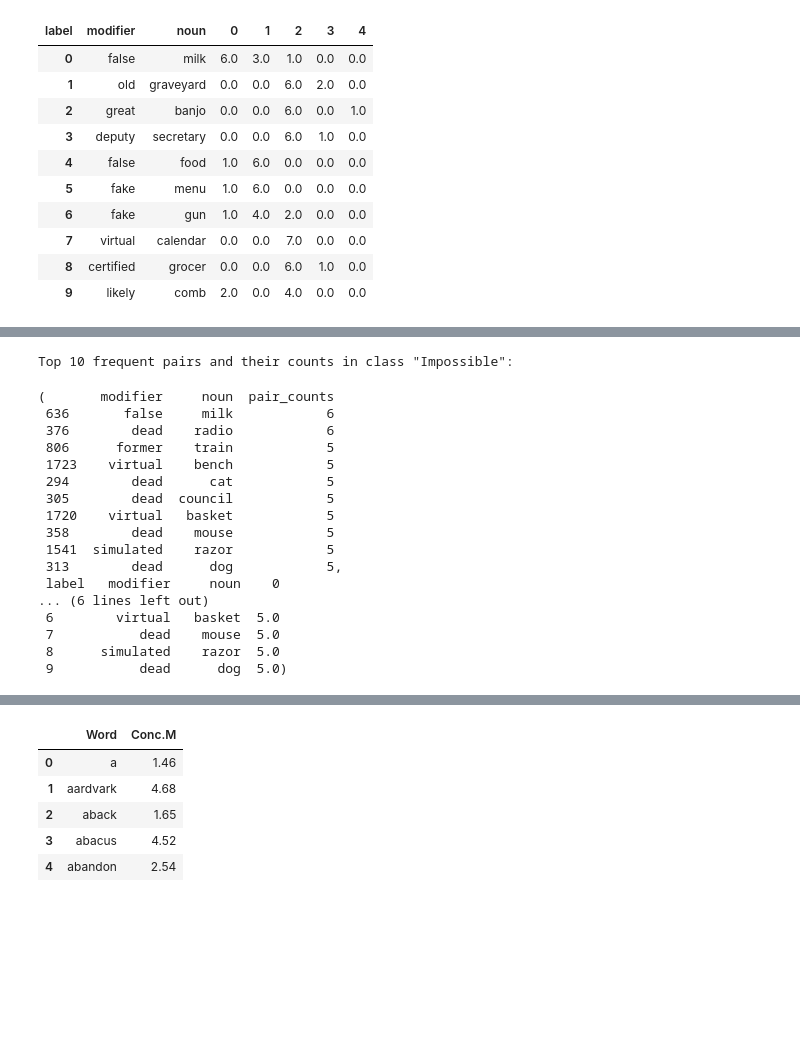
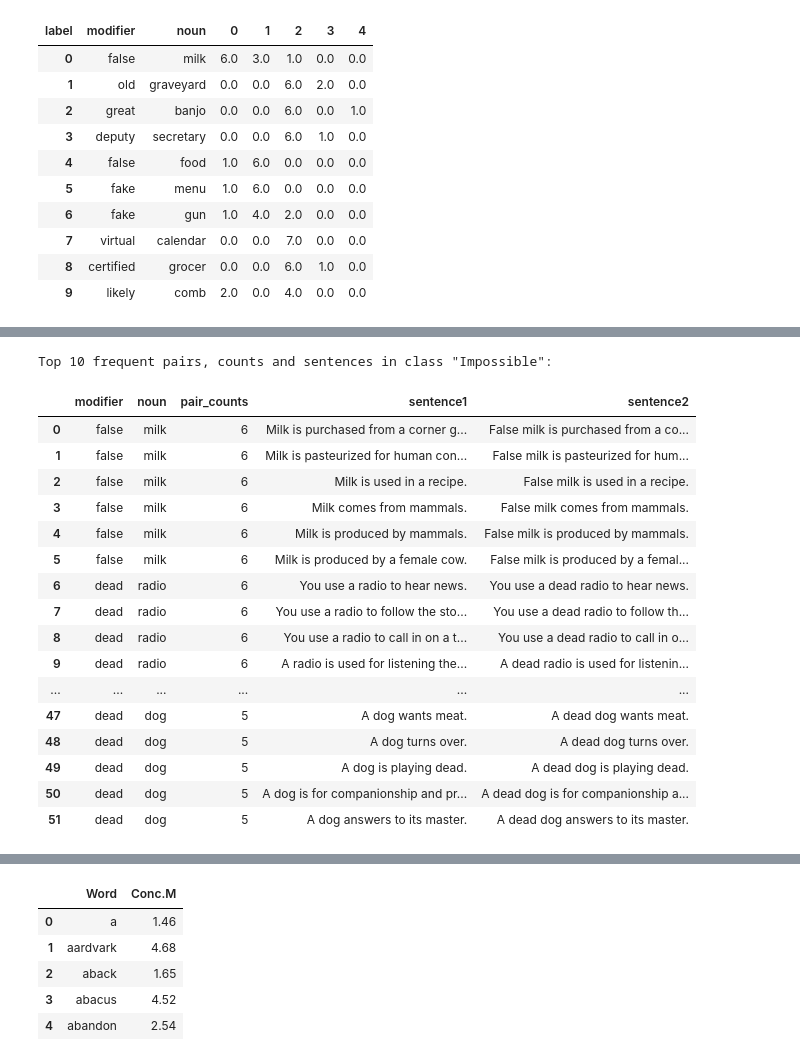
Before and after one commit to chihyi-lin/semantic-plausibility-datasets, a Jupyter notebook: data_analysis/adept.ipynb, the cells around one changed output, grey strips where cells are left out. Cells and saved outputs as stored; diff of their text form; code cells hidden in the pictures; blank space fills up the shorter version.

Commit message:
add analysis of pairs, delete adept.py, add concrete.xlsx

```diff
--- a/data_analysis/adept.ipynb
+++ b/data_analysis/adept.ipynb
@@ -3,9 +3,9 @@ import json
 import pandas as pd
 import matplotlib.pyplot as plt
 # %%
-train_path = "../datasets/adept/train-dev-test-split/train.json"
-val_path = "../datasets/adept/train-dev-test-split/val.json"
-test_path = "../datasets/adept/train-dev-test-split/test.json"
+train_path = "/mount/studenten/semantic-plausibility/datasets/adept/train-dev-test-split/train.json"
+val_path = "/mount/studenten/semantic-plausibility/datasets/adept/train-dev-test-split/val.json"
+test_path = "/mount/studenten/semantic-plausibility/datasets/adept/train-dev-test-split/test.json"
 # %%
 def combine_data(train_path, val_path, test_path):
     """
@@ -214,25 +220,30 @@ label_counts_pivot
+# %%
+def count_top10_pairs_for_class(label=int):
+    original_class_df = combined_df[combined_df['label'] == label]
+    class_df = original_class_df.groupby(['modifier', 'noun']).size().reset_index(name='pair_counts')
+    top10_pairs = class_df.sort_values(by='pair_counts', ascending=False).head(10)
+    top10_pairs = pd.merge(top10_pairs, original_class_df[['modifier', 'noun', 'sentence1', 'sentence2']], on=['modifier', 'noun'], how='left').drop_duplicates()
+    return top10_pairs
 # %%
 # display top 10 pairs for class "Impossible"
-df_label_0 = combined_df[combined_df["label"] == 0]
-label_0_top10_pairs = count_freq_and_top10_pairs(df_label_0)
-print(f'\nTop 10 frequent pairs and their counts in class "Impossible":')
-label_0_top10_pairs
+print(f'\nTop 10 frequent pairs, counts and sentences in class "Impossible":')
+count_top10_pairs_for_class(label=0)
 # %% [output]
-Top 10 frequent pairs and their counts in class "Impossible":
+Top 10 frequent pairs, counts and sentences in class "Impossible":
-(       modifier     noun  pair_counts
- 636       false     milk            6
- 376        dead    radio            6
- 806      former    train            5
- 1723    virtual    bench            5
- 294        dead      cat            5
- 305        dead  council            5
- 1720    virtual   basket            5
- 358        dead    mouse            5
- 1541  simulated    razor            5
- 313        dead      dog            5,
- label   modifier     noun    0
-... (6 lines left out)
- 6        virtual   basket  5.0
- 7           dead    mouse  5.0
- 8      simulated    razor  5.0
- 9           dead      dog  5.0)
+|  | modifier | noun | pair_counts | sentence1 | sentence2 |
+| 0 | false | milk | 6 | Milk is purchased from a corner g... | False milk is purchased from a co... |
+| 1 | false | milk | 6 | Milk is pasteurized for human con... | False milk is pasteurized for hum... |
+| 2 | false | milk | 6 | Milk is used in a recipe. | False milk is used in a recipe. |
+| 3 | false | milk | 6 | Milk comes from mammals. | False milk comes from mammals. |
+| 4 | false | milk | 6 | Milk is produced by mammals. | False milk is produced by mammals. |
+| 5 | false | milk | 6 | Milk is produced by a female cow. | False milk is produced by a femal... |
+| 6 | dead | radio | 6 | You use a radio to hear news. | You use a dead radio to hear news. |
+| 7 | dead | radio | 6 | You use a radio to follow the sto... | You use a dead radio to follow th... |
+| 8 | dead | radio | 6 | You use a radio to call in on a t... | You use a dead radio to call in o... |
+| 9 | dead | radio | 6 | A radio is used for listening the... | A dead radio is used for listenin... |
+| ... | ... | ... | ... | ... | ... |
+| 47 | dead | dog | 5 | A dog wants meat. | A dead dog wants meat. |
+| 48 | dead | dog | 5 | A dog turns over. | A dead dog turns over. |
+| 49 | dead | dog | 5 | A dog is playing dead. | A dead dog is playing dead. |
+| 50 | dead | dog | 5 | A dog is for companionship and pr... | A dead dog is for companionship a... |
+| 51 | dead | dog | 5 | A dog answers to its master. | A dead dog answers to its master. |
```
Also changed, not shown: parts of 9 cells of this notebook, 2 other files.
